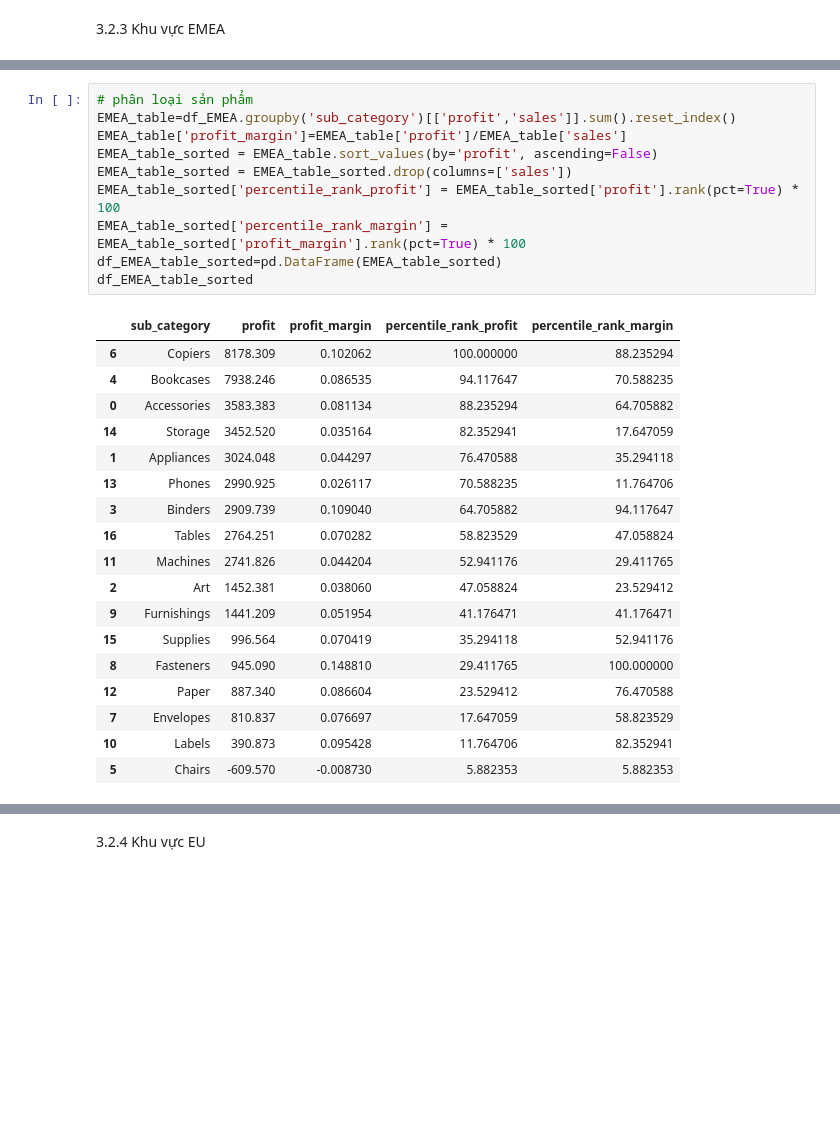
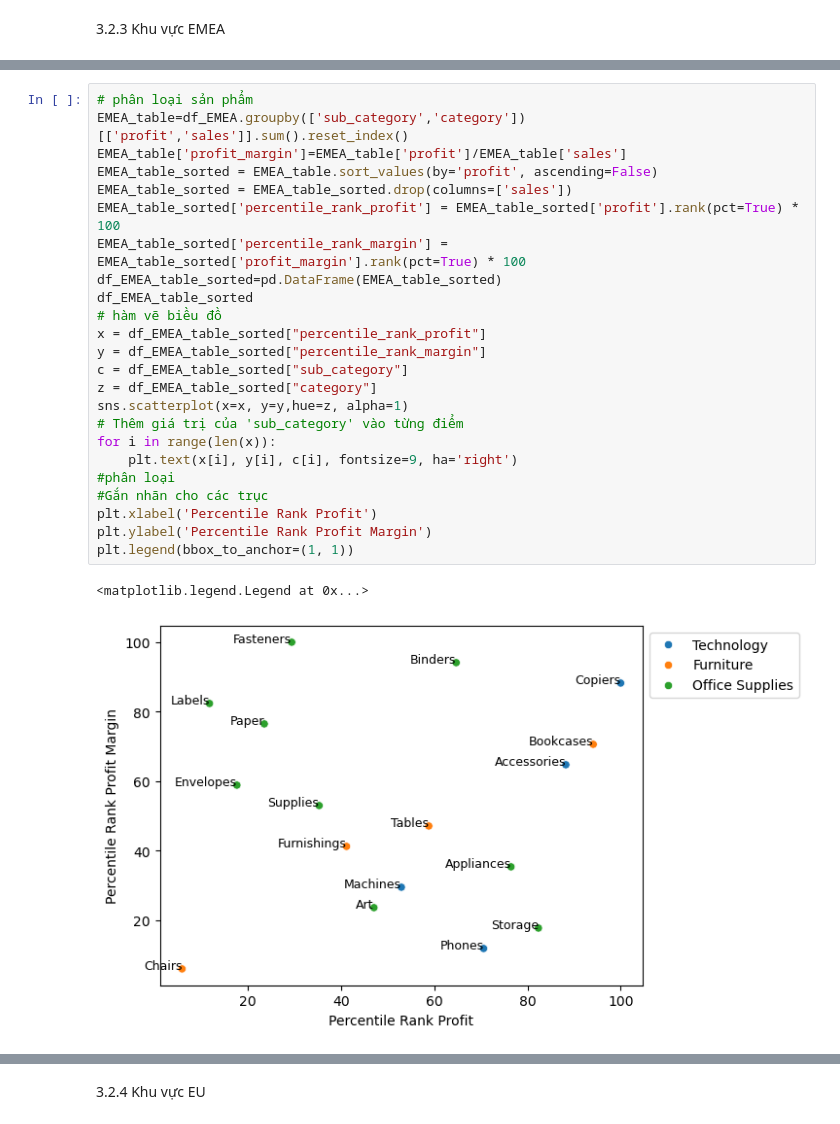
Before and after one commit to GiaDuc411/Report-With-Python, a Jupyter notebook: How to increase supermarket revenue.ipynb, the cells around one changed output, grey strips where cells are left out. Drawn from its saved outputs; the diff is of its cells as text; blank space fills up the shorter version.

```diff
--- a/How to increase supermarket revenue.ipynb
+++ b/How to increase supermarket revenue.ipynb
@@ -370,31 +283,29 @@ df_EMEA.head(5)
 # %%
 # phân loại sản phẩm
-EMEA_table=df_EMEA.groupby('sub_category')[['profit','sales']].sum().reset_index()
+EMEA_table=df_EMEA.groupby(['sub_category','category'])[['profit','sales']].sum().reset_index()
 EMEA_table['profit_margin']=EMEA_table['profit']/EMEA_table['sales']
 EMEA_table_sorted = EMEA_table.sort_values(by='profit', ascending=False)
 EMEA_table_sorted = EMEA_table_sorted.drop(columns=['sales'])
 EMEA_table_sorted['percentile_rank_profit'] = EMEA_table_sorted['profit'].rank(pct=True) * 100
 EMEA_table_sorted['percentile_rank_margin'] = EMEA_table_sorted['profit_margin'].rank(pct=True) * 100
 df_EMEA_table_sorted=pd.DataFrame(EMEA_table_sorted)
 df_EMEA_table_sorted
+# hàm vẽ biều đồ
+x = df_EMEA_table_sorted["percentile_rank_profit"]
+y = df_EMEA_table_sorted["percentile_rank_margin"]
+c = df_EMEA_table_sorted["sub_category"]
+z = df_EMEA_table_sorted["category"]
+sns.scatterplot(x=x, y=y,hue=z, alpha=1)
+# Thêm giá trị của 'sub_category' vào từng điểm
+for i in range(len(x)):
+    plt.text(x[i], y[i], c[i], fontsize=9, ha='right')
+#phân loại
+#Gắn nhãn cho các trục
+plt.xlabel('Percentile Rank Profit')
+plt.ylabel('Percentile Rank Profit Margin')
+plt.legend(bbox_to_anchor=(1, 1))
 # %% [output]
-|  | sub_category | profit | profit_margin | percentile_rank_profit | percentile_rank_margin |
-| 6 | Copiers | 8178.309 | 0.102062 | 100.000000 | 88.235294 |
-| 4 | Bookcases | 7938.246 | 0.086535 | 94.117647 | 70.588235 |
-| 0 | Accessories | 3583.383 | 0.081134 | 88.235294 | 64.705882 |
-| 14 | Storage | 3452.520 | 0.035164 | 82.352941 | 17.647059 |
-| 1 | Appliances | 3024.048 | 0.044297 | 76.470588 | 35.294118 |
-| 13 | Phones | 2990.925 | 0.026117 | 70.588235 | 11.764706 |
-| 3 | Binders | 2909.739 | 0.109040 | 64.705882 | 94.117647 |
-| 16 | Tables | 2764.251 | 0.070282 | 58.823529 | 47.058824 |
-| 11 | Machines | 2741.826 | 0.044204 | 52.941176 | 29.411765 |
-| 2 | Art | 1452.381 | 0.038060 | 47.058824 | 23.529412 |
-| 9 | Furnishings | 1441.209 | 0.051954 | 41.176471 | 41.176471 |
-| 15 | Supplies | 996.564 | 0.070419 | 35.294118 | 52.941176 |
-| 8 | Fasteners | 945.090 | 0.148810 | 29.411765 | 100.000000 |
-| 12 | Paper | 887.340 | 0.086604 | 23.529412 | 76.470588 |
-| 7 | Envelopes | 810.837 | 0.076697 | 17.647059 | 58.823529 |
-| 10 | Labels | 390.873 | 0.095428 | 11.764706 | 82.352941 |
-| 5 | Chairs | -609.570 | -0.008730 | 5.882353 | 5.882353 |
+<matplotlib.legend.Legend at 0x...>
+[figure, added]
 # %%
 #Danh sách sản phẩm bên EMEA
```
Also changed, not shown: parts of 37 cells of this notebook.
